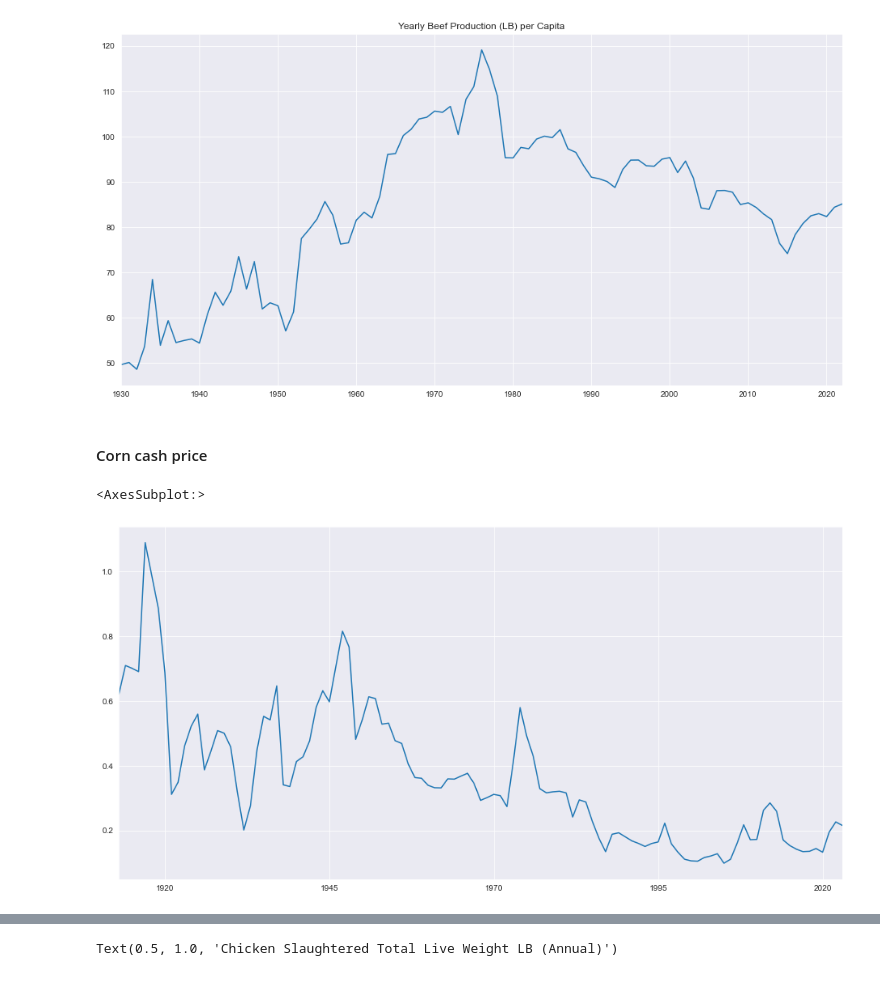
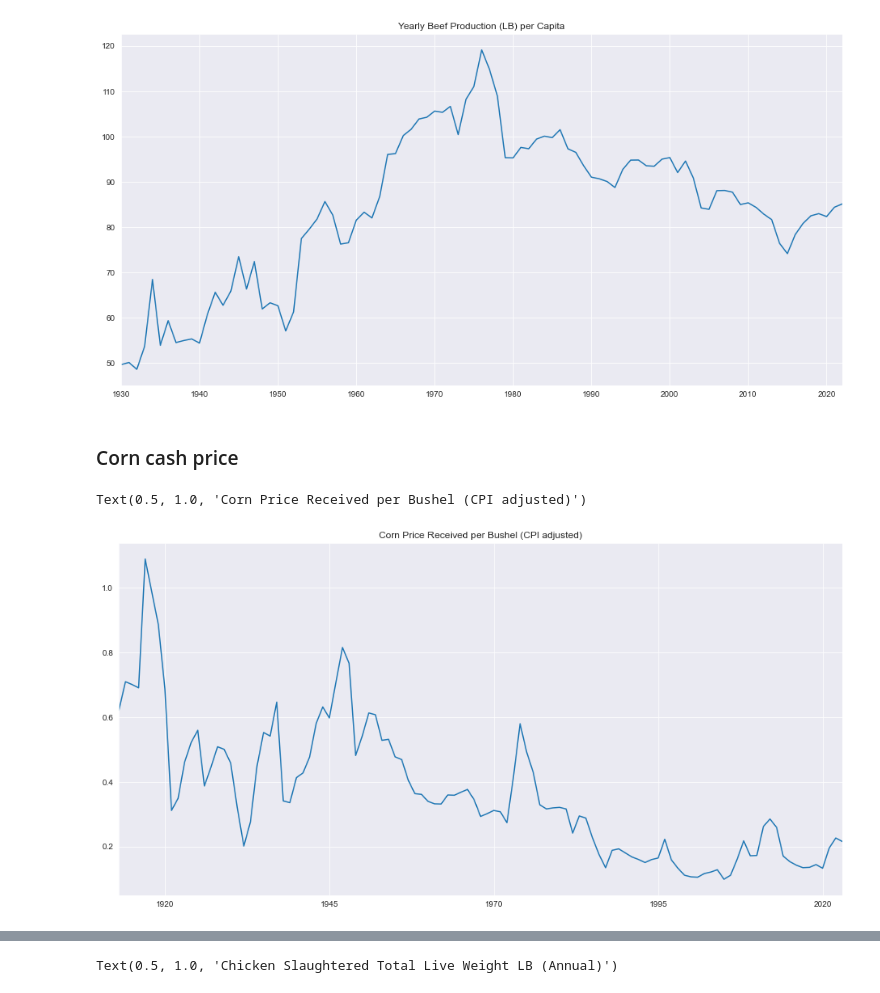
Before and after one commit to EricOstr/live_cattle, a Jupyter notebook: analysis/annual_analysis/cash_price_regressions_annual.ipynb, the cells around one changed output, grey strips where cells are left out. Cells and saved outputs as stored; diff of their text form; code cells hidden in the pictures.

```diff
--- a/analysis/monthly_cash_price_analysis/monthly_cash_price_analysis.ipynb
+++ b/analysis/annual_analysis/cash_price_regressions_annual.ipynb
@@ -86,14 +76,15 @@ plt.title('Yearly Beef Production (LB) per Capita')
 Text(0.5, 1.0, 'Yearly Beef Production (LB) per Capita')
 [figure]
 # %% [markdown]
-#### Corn cash price
+### Corn cash price
 # %%
-corn_price_received_per_bsh = pd.read_csv('csv/corn_price_received_per_bsh.csv')
-corn_price_received_per_bsh = usda_clean_monthly(corn_price_received_per_bsh, historical=True)
+corn_price_received_per_bsh = pd.read_csv('../csv/corn_price_received_per_bsh.csv')
+corn_price_received_per_bsh = src.usda_clean_monthly(corn_price_received_per_bsh, historical=True)
 corn_price_received_per_bsh_adj = src.adjust_series_cpi(corn_price_received_per_bsh)
 corn_price_received_per_bsh_annual_adj = corn_price_received_per_bsh_adj.resample('Y').mean()
 
 corn_price_received_per_bsh_annual_adj.plot()
+plt.title('Corn Price Received per Bushel (CPI adjusted)')
 # %% [output]
-<AxesSubplot:>
+Text(0.5, 1.0, 'Corn Price Received per Bushel (CPI adjusted)')
-[figure, old version]
+[figure, new version]
```
Also changed, not shown: parts of 74 cells of this notebook, 16 other files.
